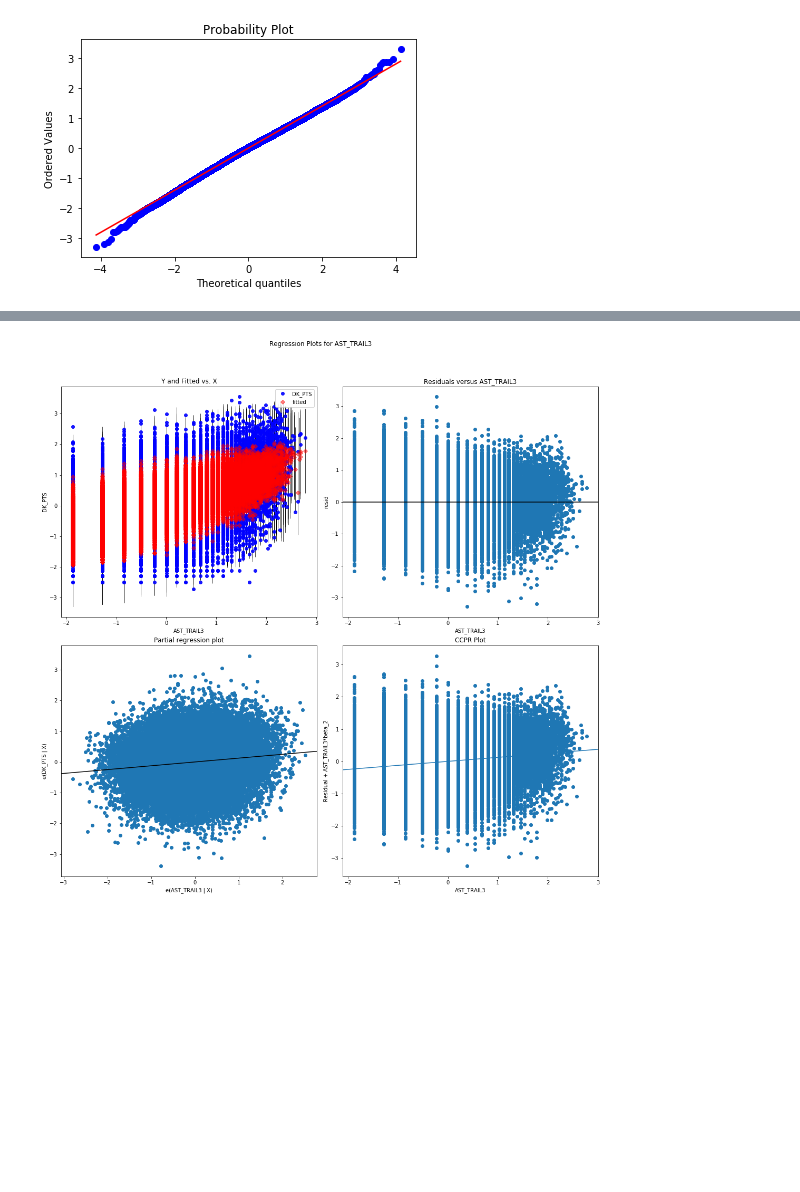
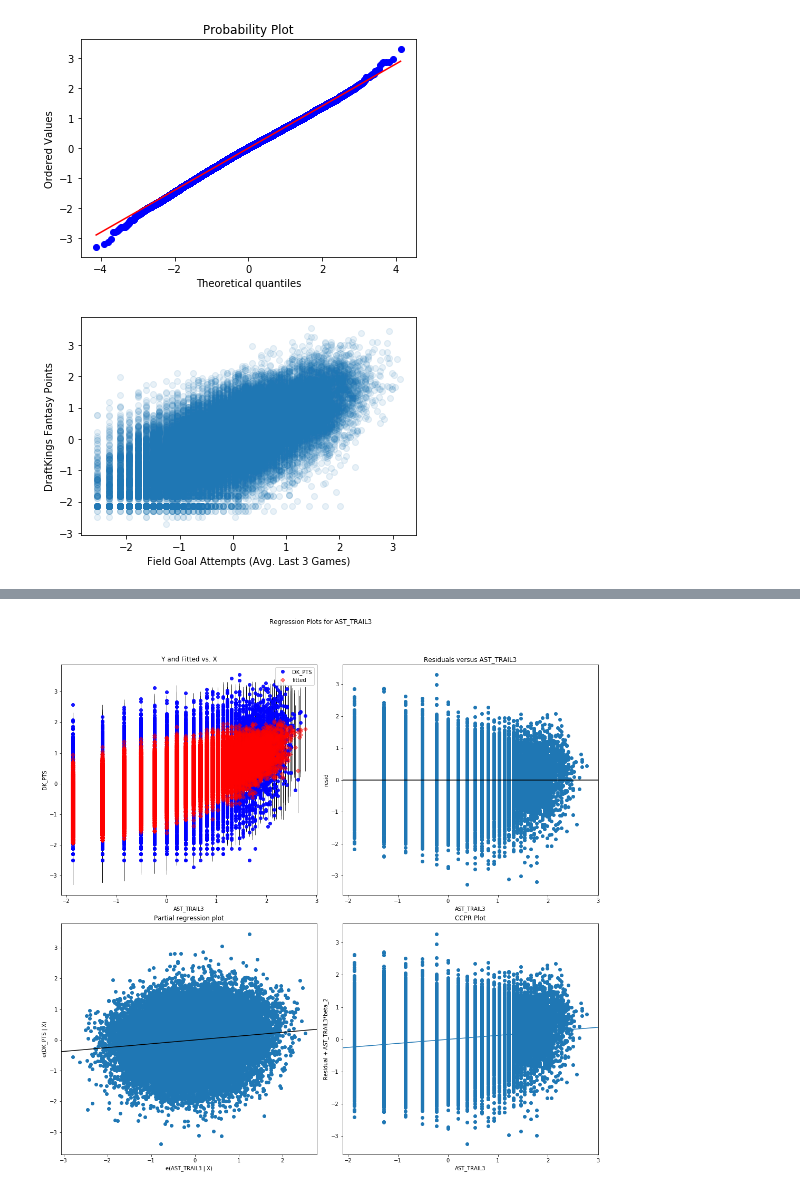
Before and after one commit to jcTTP3/nba_score_prediction, a Jupyter notebook: multiple_linear_regression.ipynb, the cells around one changed output, grey strips where cells are left out. Drawn from its saved outputs; the diff is of its cells as text; code cells hidden in the pictures; blank space fills up the shorter version.

```diff
--- a/multiple_linear_regression.ipynb
+++ b/multiple_linear_regression.ipynb
@@ -211,3 +269,10 @@ stats.probplot(model.resid, dist = 'norm', plot = ax)
 plt.savefig('fig5_final_model_residuals.jpg')
 # %% [output]
 [figure]
+# %%
+plt.scatter(train_data2['FGA_TRAIL3'], train_data2['DK_PTS'], alpha = 0.1)
+plt.xlabel('Field Goal Attempts (Avg. Last 3 Games)')
+plt.ylabel('DraftKings Fantasy Points')
+plt.savefig('Images/fig6_FGA_DK_scatter.jpg')
+# %% [output]
+[figure, added]
```
Also changed, not shown: parts of 17 cells of this notebook.
